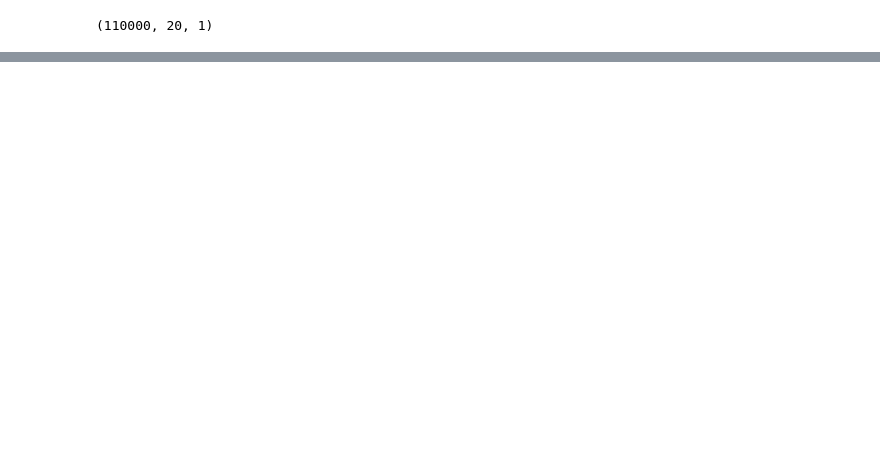
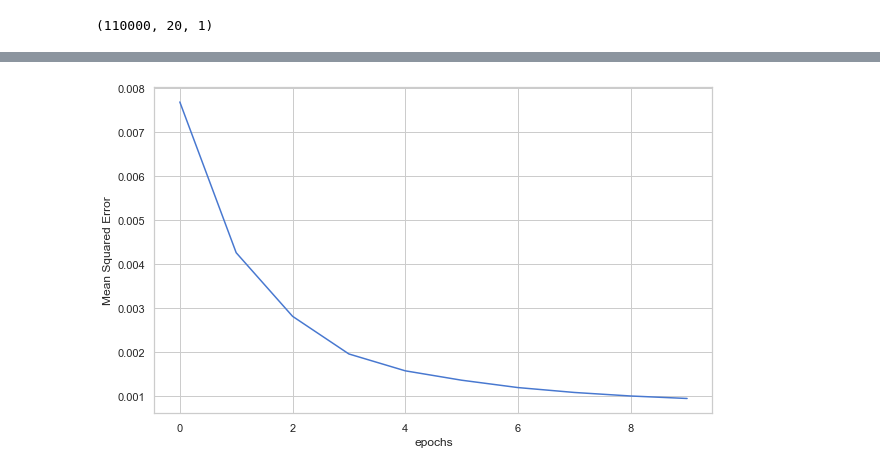
Before and after one commit to Radhika025/Power-Grid-Energy-Consumption-Time-Series-Analysis-and-Prediction, a Jupyter notebook: neuralNetwork.ipynb, the cells around one changed output, grey strips where cells are left out. Drawn from its saved outputs; the diff is of its cells as text; code cells hidden in the pictures; blank space fills up the shorter version.

```diff
--- a/neuralNetwork.ipynb
+++ b/neuralNetwork.ipynb
@@ -297,3 +311,10 @@ Epoch 10/10
+# %%
+plt.plot (history.history['loss'])
+plt.xlabel ('epochs')
+plt.ylabel ('Mean Squared Error')
+plt.show ()
+# %% [output]
+[figure, added]
 # %%
 lstm_predictions = lstm_model.predict(X_test)
 
```
Also changed, not shown: parts of 11 cells of this notebook.
